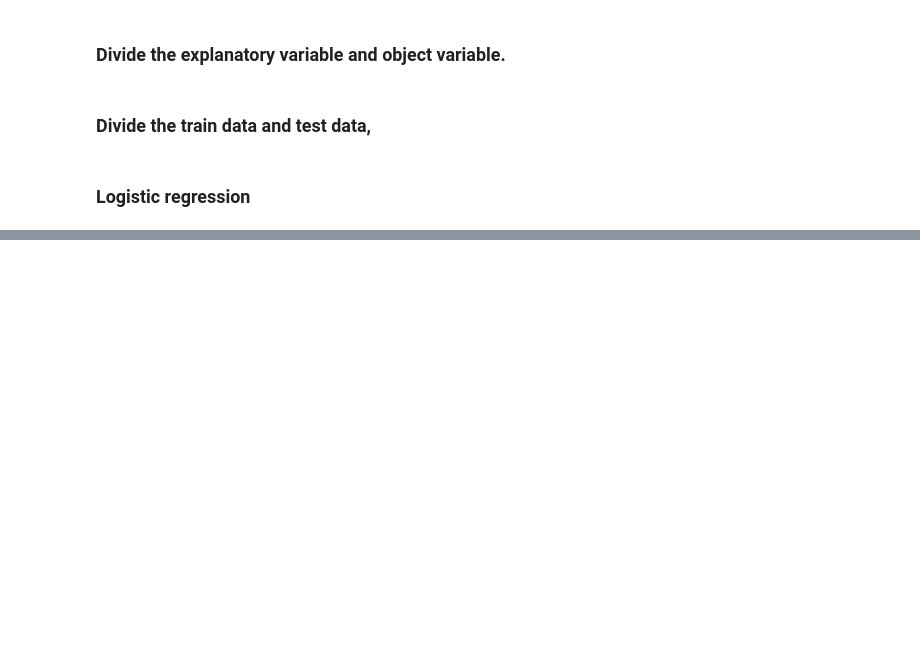
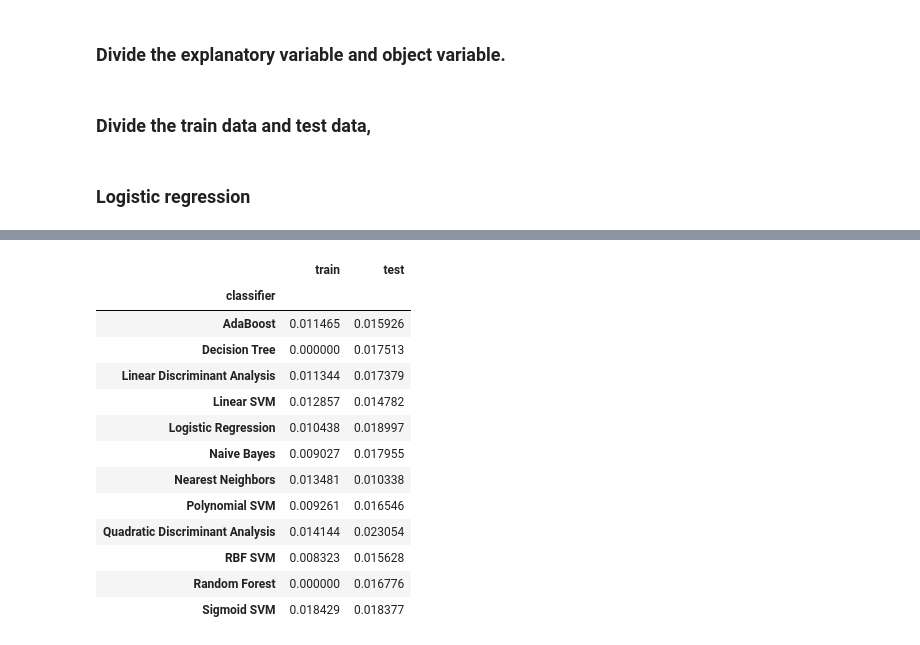
Before and after one commit to mae-commits/Statistics_study, a Jupyter notebook: Binary_classification.ipynb, the cells around one changed output, grey strips where cells are left out. Cells and saved outputs as stored; diff of their text form; code cells hidden in the pictures; blank space fills up the shorter version.

```diff
--- a/Binary_classification.ipynb
+++ b/Binary_classification.ipynb
@@ -181,0 +274,19 @@ pd.DataFrame(confusion_matrix(y_predict, y_test), index=['predicted 0', 'predict
+# %%
+# For displaying the error bars, calculate the standard deviations.
+errors = df_result.groupby('classifier').std()
+errors
+# %% [output]
+|  | train | test |
+| classifier |  |  |
+| AdaBoost | 0.011465 | 0.015926 |
+| Decision Tree | 0.000000 | 0.017513 |
+| Linear Discriminant Analysis | 0.011344 | 0.017379 |
+| Linear SVM | 0.012857 | 0.014782 |
+| Logistic Regression | 0.010438 | 0.018997 |
+| Naive Bayes | 0.009027 | 0.017955 |
+| Nearest Neighbors | 0.013481 | 0.010338 |
+| Polynomial SVM | 0.009261 | 0.016546 |
+| Quadratic Discriminant Analysis | 0.014144 | 0.023054 |
+| RBF SVM | 0.008323 | 0.015628 |
+| Random Forest | 0.000000 | 0.016776 |
+| Sigmoid SVM | 0.018429 | 0.018377 |
```
Also changed, not shown: parts of 11 cells of this notebook.
